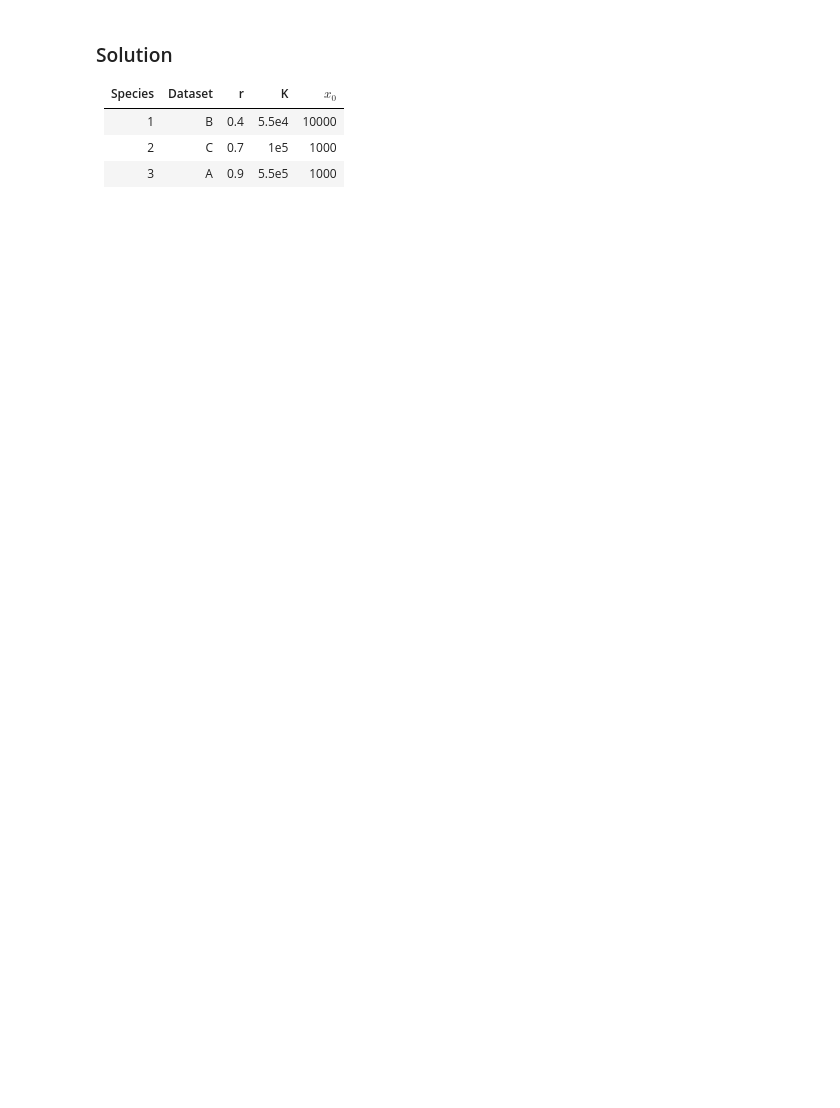
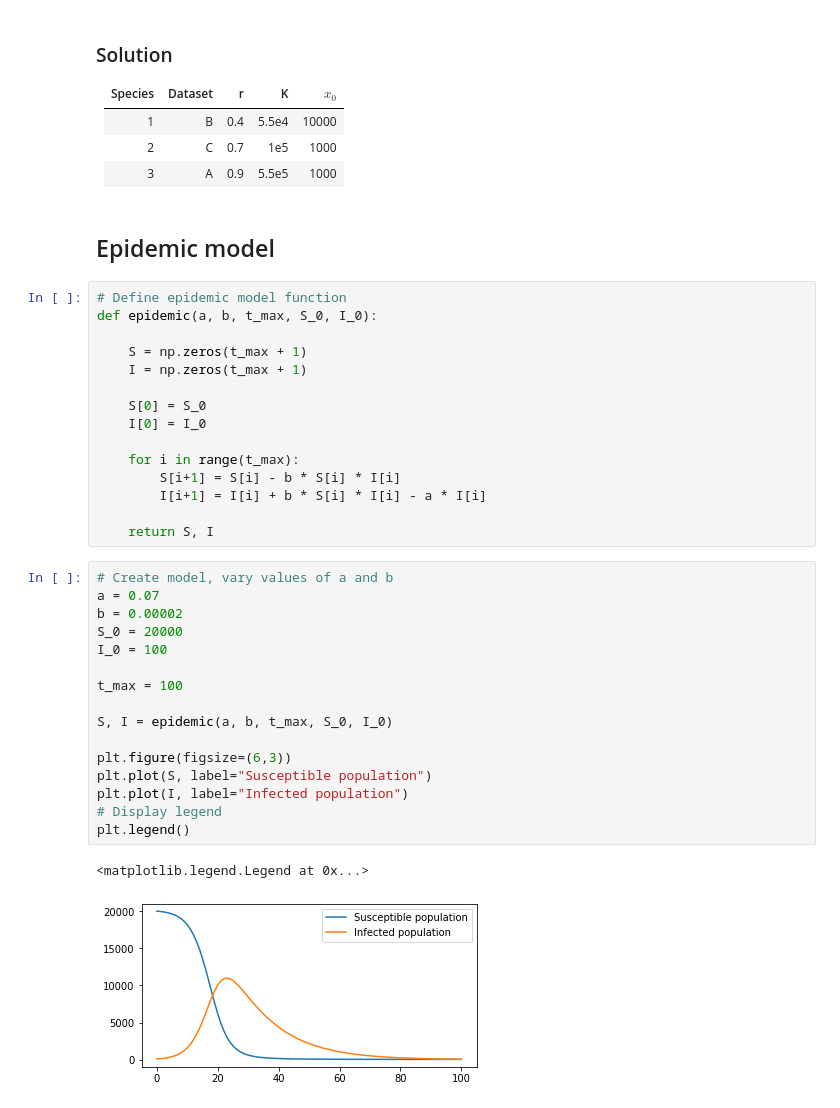
Before and after one commit to UCLNatSci/Interdisciplinary-Research-Skills, a Jupyter notebook: book/4_simulation/simulation_sample_solution.ipynb, the cells around one changed output. Drawn from its saved outputs; the diff is of its cells as text; blank space fills up the shorter version.

Commit message:
add epidemic to sample solution

```diff
--- a/book/4_simulation/simulation_sample_solution.ipynb
+++ b/book/4_simulation/simulation_sample_solution.ipynb
@@ -250,3 +250,39 @@ for i, species in enumerate((data_A, data_B, data_C)):
 |1|B|0.4|5.5e4|10000|
 |2|C|0.7|1e5|1000|
 |3|A|0.9|5.5e5|1000|
+# %% [markdown]
+## Epidemic model
+# %%
+# Define epidemic model function
+def epidemic(a, b, t_max, S_0, I_0):
+
+    S = np.zeros(t_max + 1)
+    I = np.zeros(t_max + 1)
+
+    S[0] = S_0
+    I[0] = I_0
+
+    for i in range(t_max):
+        S[i+1] = S[i] - b * S[i] * I[i]
+        I[i+1] = I[i] + b * S[i] * I[i] - a * I[i]
+
+    return S, I
+# %%
+# Create model, vary values of a and b
+a = 0.07
+b = 0.00002
+S_0 = 20000
+I_0 = 100
+
+t_max = 100
+
+S, I = epidemic(a, b, t_max, S_0, I_0)
+
+plt.figure(figsize=(6,3))
+plt.plot(S, label="Susceptible population")
+plt.plot(I, label="Infected population")
+# Display legend
+plt.legend()
+# %% [output]
+<matplotlib.legend.Legend at 0x...>
+[figure, added]
```
Also changed, not shown: parts of 9 cells of this notebook.
